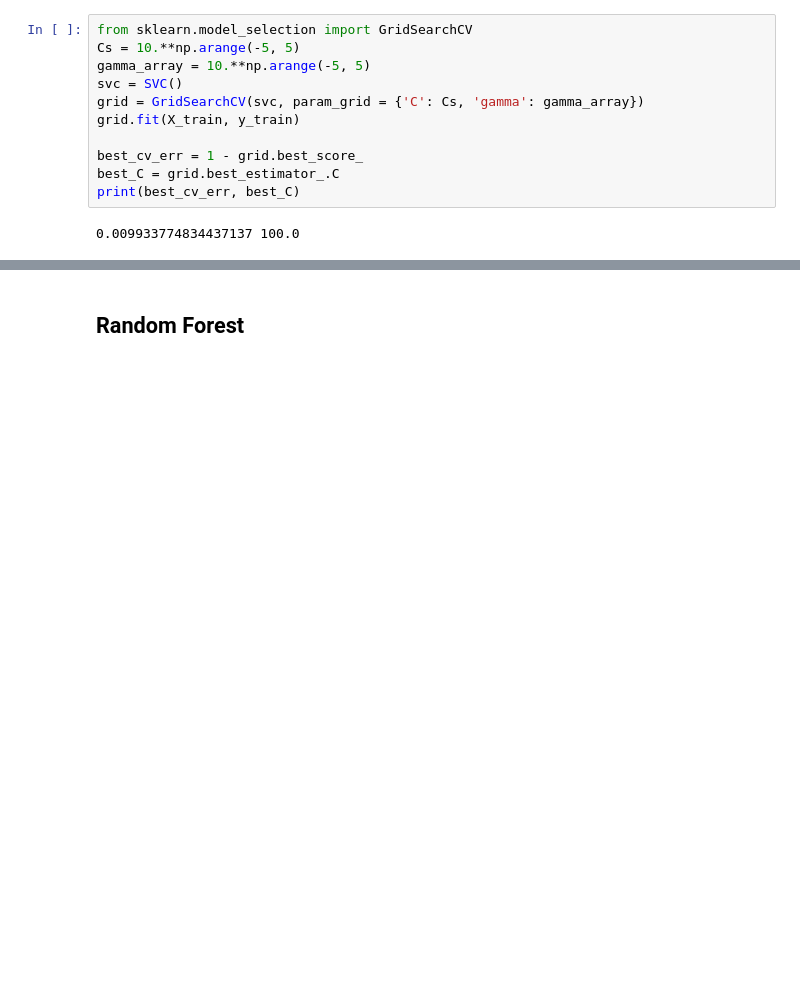
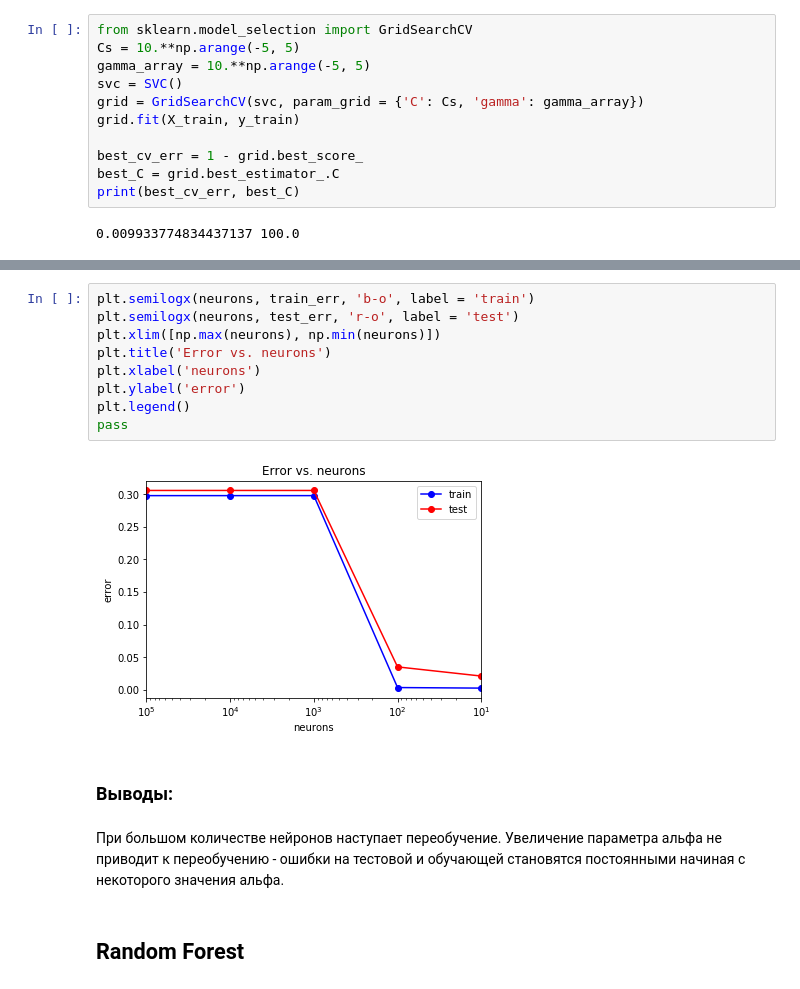
Before and after one commit to DegtyarevAY/Machine_learning, a Jupyter notebook: CarEv.ipynb, the cells around one changed output, grey strips where cells are left out. Saved outputs shown, nothing was run; the diff lists cells and outputs as text; blank space fills up the shorter version.

```diff
--- a/CarEv.ipynb
+++ b/CarEv.ipynb
@@ -562,3 +671,18 @@ print(err_train, err_test)
+# %%
+plt.semilogx(neurons, train_err, 'b-o', label = 'train')
+plt.semilogx(neurons, test_err, 'r-o', label = 'test')
+plt.xlim([np.max(neurons), np.min(neurons)])
+plt.title('Error vs. neurons')
+plt.xlabel('neurons')
+plt.ylabel('error')
+plt.legend()
+pass
+# %% [output]
+[figure, added]
+# %% [markdown]
+### Выводы:
+# %% [markdown]
+При большом количестве нейронов наступает переобучение. Увеличение параметра альфа не приводит к переобучению - ошибки на тестовой и обучающей становятся постоянными начиная с некоторого значения альфа.
 # %% [markdown]
 ## Random Forest
 # %%
```
Also changed, not shown: parts of 58 cells of this notebook.
